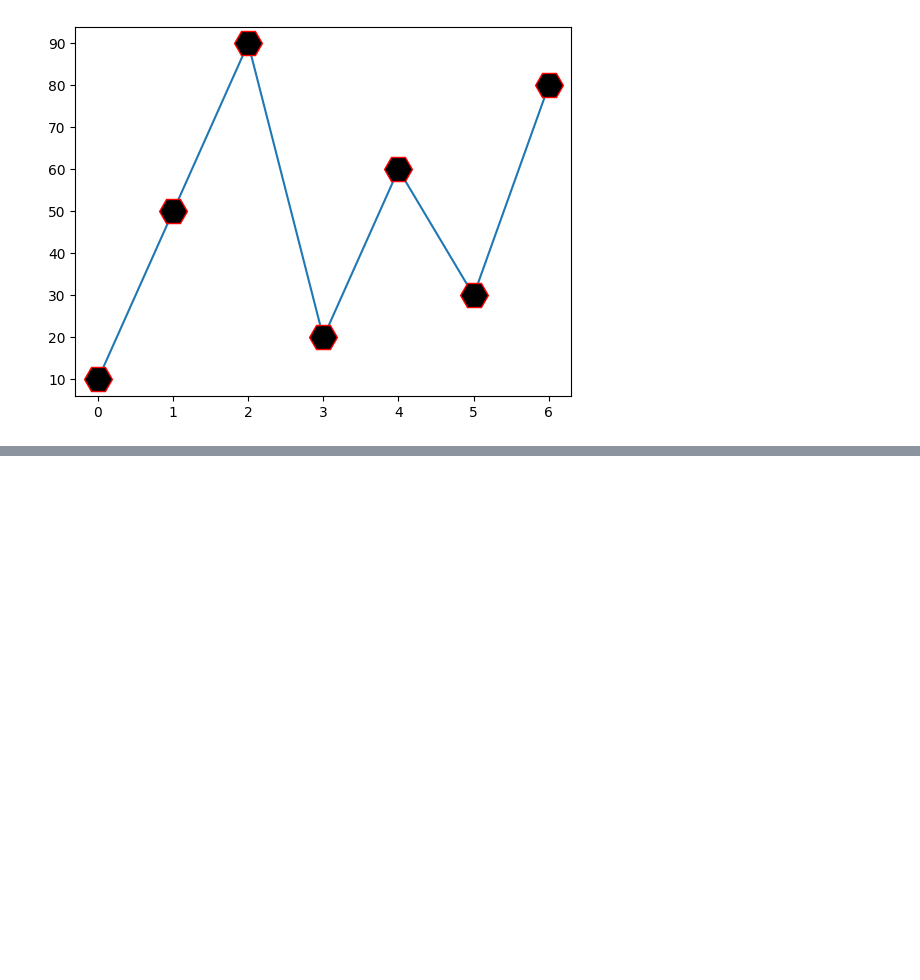
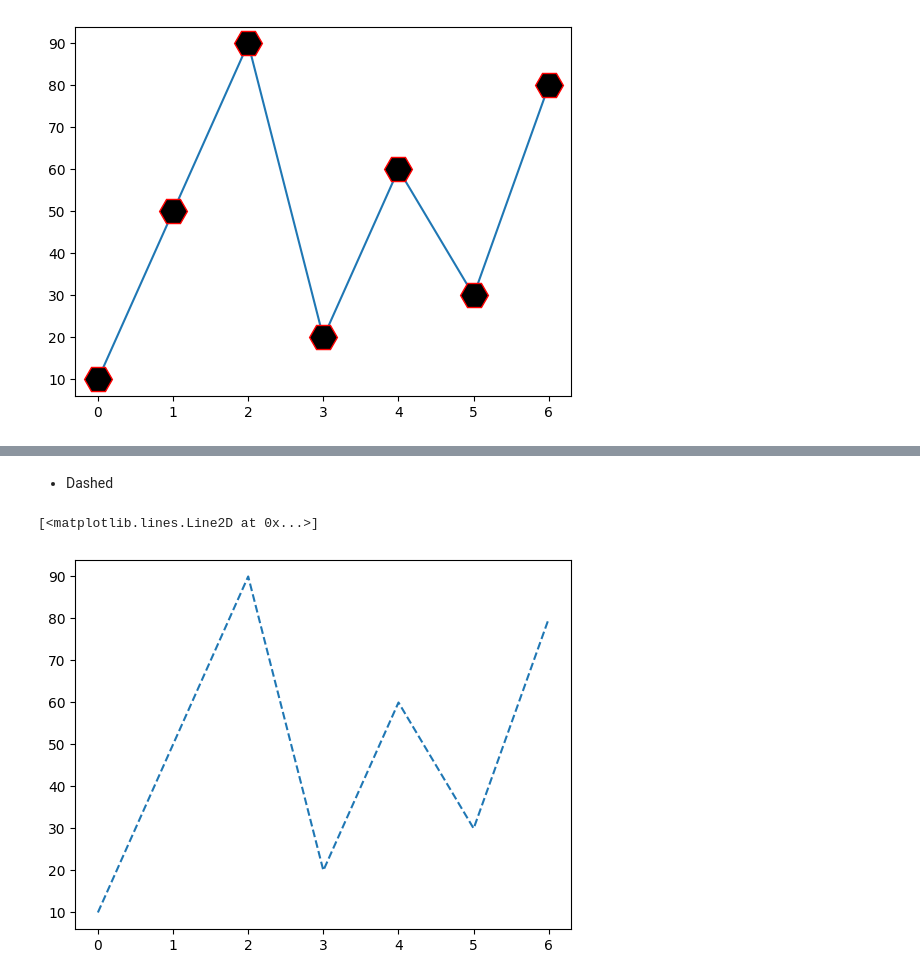
Before and after one commit to abidkk/Matplotlib-Python, a Jupyter notebook: plot2.ipynb, the cells around one changed output, grey strips where cells are left out. Drawn from its saved outputs; the diff is of its cells as text; code cells hidden in the pictures; blank space fills up the shorter version.

```diff
--- a/plot2.ipynb
+++ b/plot2.ipynb
@@ -59,0 +72,7 @@ plt.plot(s, marker='H', ms=20, mec='r', mfc='black')
+# %% [markdown]
+- Dashed
+# %%
+plt.plot(s, linestyle='dashed')
+# %% [output]
+[<matplotlib.lines.Line2D at 0x...>]
+[figure, added]
```
Also changed, not shown: parts of 5 cells of this notebook.
